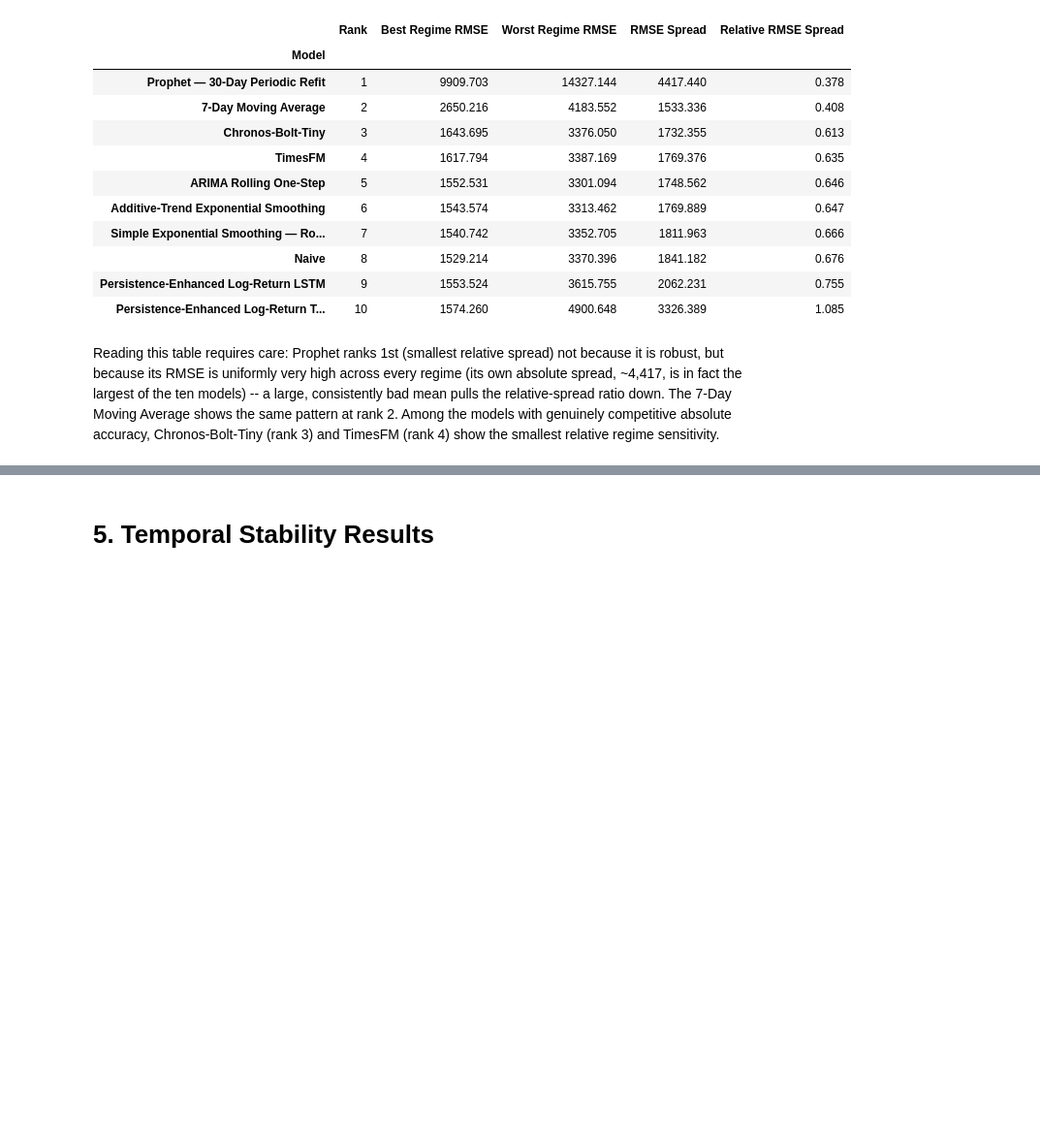
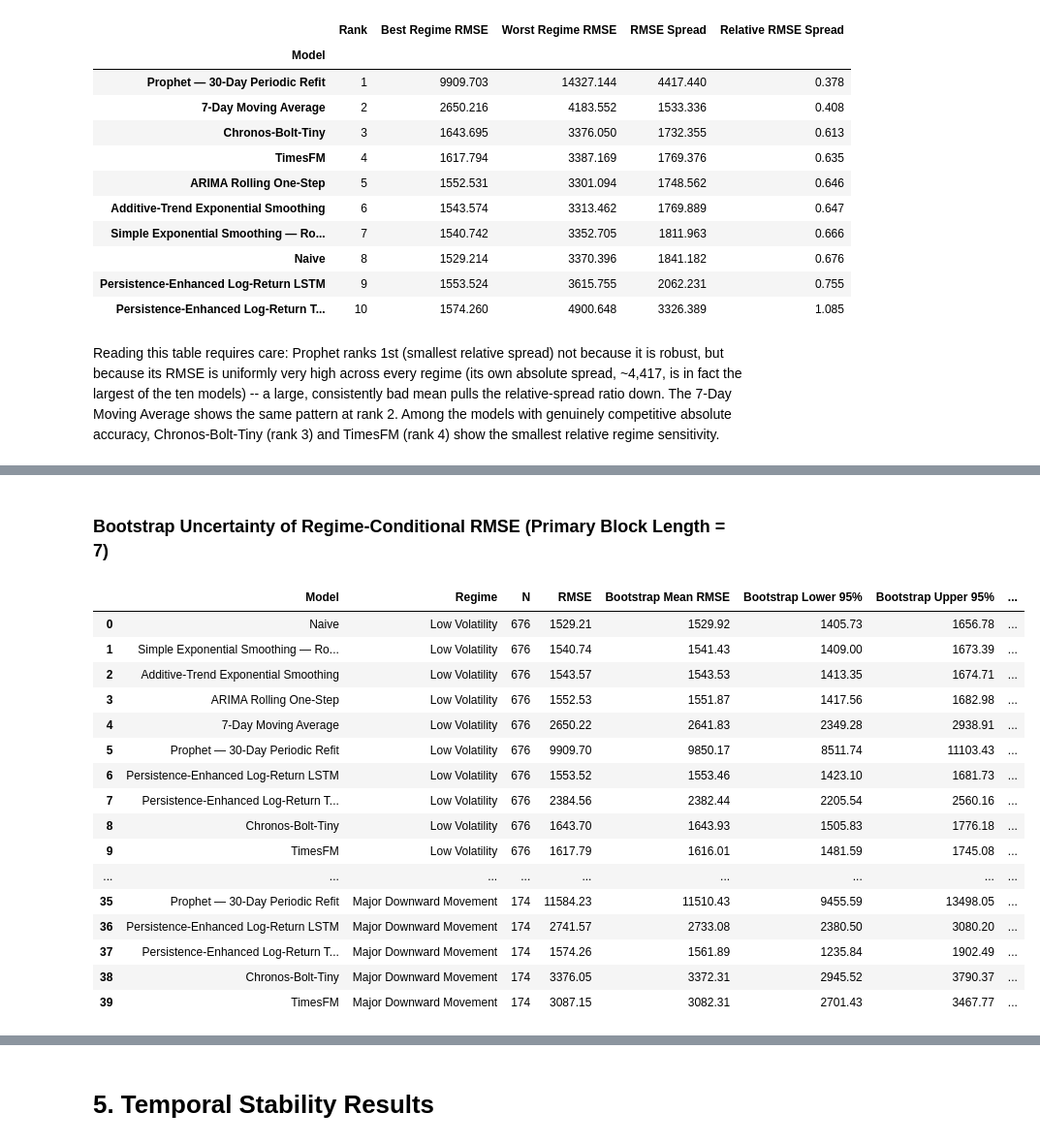
Before and after one commit to mdsoadsolaiman/Time-Series-Foundation-Models, a Jupyter notebook: notebooks/09_Bitcoin_Robustness_and_Temporal_Stability.ipynb, the cells around one changed output, grey strips where cells are left out. Shown at 97% size. Drawn from its saved outputs; the diff is of its cells as text; code cells hidden in the pictures; blank space fills up the shorter version.

```diff
--- a/notebooks/09_Bitcoin_Robustness_and_Temporal_Stability.ipynb
+++ b/notebooks/09_Bitcoin_Robustness_and_Temporal_Stability.ipynb
@@ -176,0 +211,21 @@ Reading this table requires care: Prophet ranks 1st (smallest relative spread) n
+# %%
+def regime_contiguity_diagnostic(masks, test_index):
+    rows = []
+    for regime, mask in masks.items():
+        idx = mask[mask.fillna(False)].index.sort_values()
+        n = len(idx)
+        if n < 2:
+            rows.append({"Regime": regime, "N": n, "Contiguous Runs": n, "% Adjacent Pairs Calendar-Contiguous": np.nan, "Assessment": "N too small"})
+            continue
+        gap_days = np.diff(idx.values).astype("timedelta64[D]").astype(int)
+        runs = 1 + int((gap_days > 1).sum())
+        pct_adjacent = 100 * float(np.mean(gap_days == 1))
+        assessment = "High (block ~ calendar-adjacent)" if pct_adjacent >= 80 else (
+            "Moderate" if pct_adjacent >= 40 else "Low (block mostly bridges distant days)")
+        rows.append({"Regime": regime, "N": n, "Contiguous Runs": runs,
+                      "% Adjacent Pairs Calendar-Contiguous": round(pct_adjacent, 1), "Assessment": assessment})
+    return pd.DataFrame(rows).set_index("Regime")
+
+masks = test_regime_masks(target, test.index, dict(zip(thresholds.Threshold, thresholds.Value)))
+contiguity = regime_contiguity_diagnostic(masks, test.index)
+contiguity
@@ -176,0 +272,44 @@ Reading this table requires care: Prophet ranks 1st (smallest relative spread) n
+# %% [markdown]
+### Bootstrap Uncertainty of Regime-Conditional RMSE (Primary Block Length = 7)
+# %%
+# Not yet defined at this point in the notebook (Section 6 defines it again later, from
+# the same frozen inputs) -- computed once here so Sections 4.5/4.6/5.4/7 can reuse it.
+forecasts = forecast_series(validated, target)
+errors = {model: (validated.Actual - forecast) for model, forecast in forecasts.items()}
+
+regime_bootstrap_rows = []
+rng = np.random.default_rng(BOOTSTRAP_SEED)
+for regime, mask in masks.items():
+    regime_index = mask[mask.fillna(False)].index.sort_values()
+    n = len(regime_index)
+    for model in FINAL_MODEL_ORDER:
+        err = errors[model].loc[regime_index].to_numpy(float)
+        observed_rmse = float(np.sqrt(np.mean(err ** 2)))
+        boot_rmse = block_bootstrap_rmse(err, PRIMARY_BLOCK_LENGTH, N_BOOTSTRAP, rng)
+        lower, upper = np.percentile(boot_rmse, [2.5, 97.5])
+        regime_bootstrap_rows.append({
+            "Model": model, "Regime": regime, "N": n, "RMSE": observed_rmse,
+            "Bootstrap Mean RMSE": float(boot_rmse.mean()),
+            "Bootstrap Lower 95%": float(lower), "Bootstrap Upper 95%": float(upper),
+            "CI Width": float(upper - lower),
+        })
+regime_bootstrap = pd.DataFrame(regime_bootstrap_rows)
+regime_bootstrap.round(2)
+# %% [output]
+|  | Model | Regime | N | RMSE | Bootstrap Mean RMSE | Bootstrap Lower 95% | Bootstrap Upper 95% | ... |
+| 0 | Naive | Low Volatility | 676 | 1529.21 | 1529.92 | 1405.73 | 1656.78 | ... |
+| 1 | Simple Exponential Smoothing — Ro... | Low Volatility | 676 | 1540.74 | 1541.43 | 1409.00 | 1673.39 | ... |
+| 2 | Additive-Trend Exponential Smoothing | Low Volatility | 676 | 1543.57 | 1543.53 | 1413.35 | 1674.71 | ... |
+| 3 | ARIMA Rolling One-Step | Low Volatility | 676 | 1552.53 | 1551.87 | 1417.56 | 1682.98 | ... |
+| 4 | 7-Day Moving Average | Low Volatility | 676 | 2650.22 | 2641.83 | 2349.28 | 2938.91 | ... |
+| 5 | Prophet — 30-Day Periodic Refit | Low Volatility | 676 | 9909.70 | 9850.17 | 8511.74 | 11103.43 | ... |
+| 6 | Persistence-Enhanced Log-Return LSTM | Low Volatility | 676 | 1553.52 | 1553.46 | 1423.10 | 1681.73 | ... |
+| 7 | Persistence-Enhanced Log-Return T... | Low Volatility | 676 | 2384.56 | 2382.44 | 2205.54 | 2560.16 | ... |
+| 8 | Chronos-Bolt-Tiny | Low Volatility | 676 | 1643.70 | 1643.93 | 1505.83 | 1776.18 | ... |
+| 9 | TimesFM | Low Volatility | 676 | 1617.79 | 1616.01 | 1481.59 | 1745.08 | ... |
+| ... | ... | ... | ... | ... | ... | ... | ... | ... |
+| 35 | Prophet — 30-Day Periodic Refit | Major Downward Movement | 174 | 11584.23 | 11510.43 | 9455.59 | 13498.05 | ... |
+| 36 | Persistence-Enhanced Log-Return LSTM | Major Downward Movement | 174 | 2741.57 | 2733.08 | 2380.50 | 3080.20 | ... |
+| 37 | Persistence-Enhanced Log-Return T... | Major Downward Movement | 174 | 1574.26 | 1561.89 | 1235.84 | 1902.49 | ... |
+| 38 | Chronos-Bolt-Tiny | Major Downward Movement | 174 | 3376.05 | 3372.31 | 2945.52 | 3790.37 | ... |
+| 39 | TimesFM | Major Downward Movement | 174 | 3087.15 | 3082.31 | 2701.43 | 3467.77 | ... |
```
Also changed, not shown: parts of 25 cells of this notebook, 20 other files.
